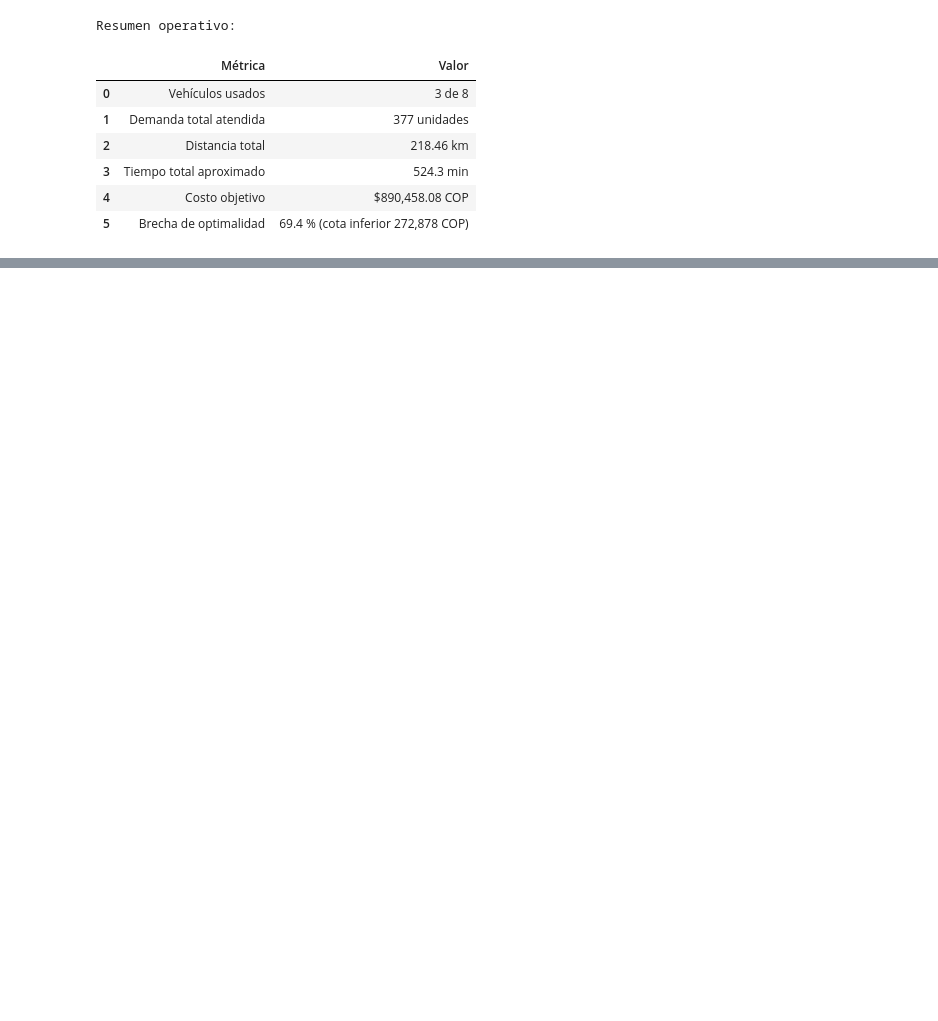
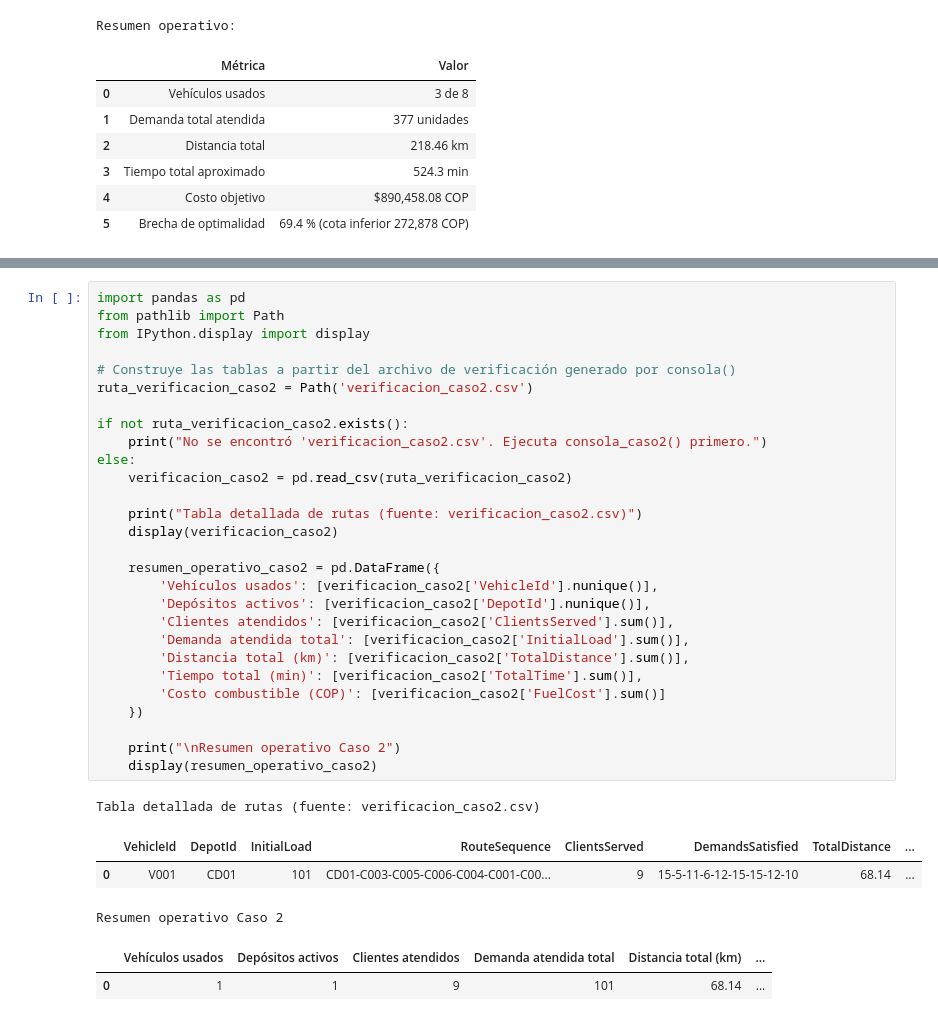
Before and after one commit to MOS-2025-2/Proyecto-2, a Jupyter notebook: Proyecto2.ipynb, the cells around one changed output, grey strips where cells are left out. Saved outputs shown, nothing was run; the diff lists cells and outputs as text; blank space fills up the shorter version.

```diff
--- a/Proyecto2.ipynb
+++ b/Proyecto2.ipynb
@@ -1011,0 +1640,35 @@ Resumen operativo:
+# %%
+import pandas as pd
+from pathlib import Path
+from IPython.display import display
+
+# Construye las tablas a partir del archivo de verificación generado por consola()
+ruta_verificacion_caso2 = Path('verificacion_caso2.csv')
+
+if not ruta_verificacion_caso2.exists():
+    print("No se encontró 'verificacion_caso2.csv'. Ejecuta consola_caso2() primero.")
+else:
+    verificacion_caso2 = pd.read_csv(ruta_verificacion_caso2)
+
+    print("Tabla detallada de rutas (fuente: verificacion_caso2.csv)")
+    display(verificacion_caso2)
+
+    resumen_operativo_caso2 = pd.DataFrame({
+        'Vehículos usados': [verificacion_caso2['VehicleId'].nunique()],
+        'Depósitos activos': [verificacion_caso2['DepotId'].nunique()],
+        'Clientes atendidos': [verificacion_caso2['ClientsServed'].sum()],
+        'Demanda atendida total': [verificacion_caso2['InitialLoad'].sum()],
+        'Distancia total (km)': [verificacion_caso2['TotalDistance'].sum()],
+        'Tiempo total (min)': [verificacion_caso2['TotalTime'].sum()],
+        'Costo combustible (COP)': [verificacion_caso2['FuelCost'].sum()]
+    })
+
+    print("\nResumen operativo Caso 2")
+    display(resumen_operativo_caso2)
+# %% [output]
+Tabla detallada de rutas (fuente: verificacion_caso2.csv)
+|  | VehicleId | DepotId | InitialLoad | RouteSequence | ClientsServed | DemandsSatisfied | TotalDistance | ... |
+| 0 | V001 | CD01 | 101 | CD01-C003-C005-C006-C004-C001-C00... | 9 | 15-5-11-6-12-15-15-12-10 | 68.14 | ... |
+Resumen operativo Caso 2
+|  | Vehículos usados | Depósitos activos | Clientes atendidos | Demanda atendida total | Distancia total (km) | ... |
+| 0 | 1 | 1 | 9 | 101 | 68.14 | ... |
```
Also changed, not shown: parts of 19 cells of this notebook, 10 other files.
